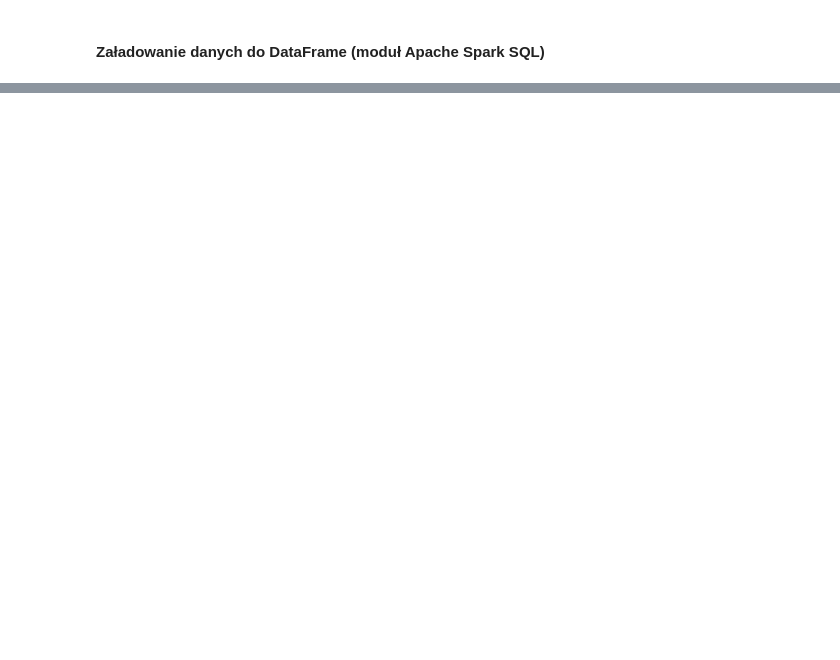
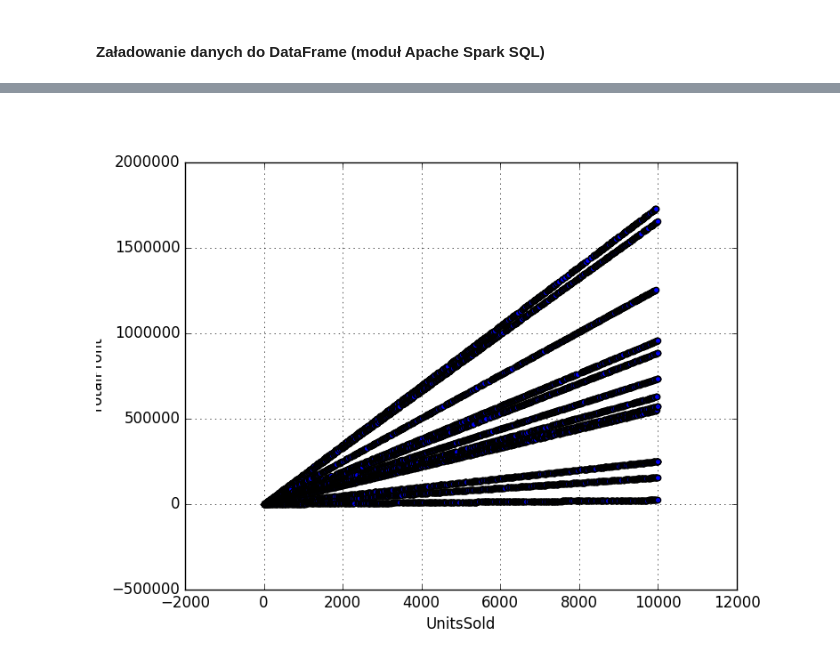
Before and after one commit to Seler09/PythonDataFrame, a Jupyter notebook: Projekt.ipynb, the cells around one changed output, grey strips where cells are left out. Saved outputs shown, nothing was run; the diff lists cells and outputs as text; code cells hidden in the pictures; blank space fills up the shorter version.

```diff
--- a/Projekt.ipynb
+++ b/Projekt.ipynb
@@ -145,0 +168,49 @@ _<p style="color: red">Opis uzyskanych wyników</p>_
+# %%
+import matplotlib.pyplot as plt
+from pyspark.ml.linalg import Vectors
+from pyspark.ml.regression import LinearRegression
+from pyspark.ml.tuning import ParamGridBuilder
+from pyspark.ml.tuning import CrossValidator
+from pyspark.ml.evaluation import RegressionEvaluator
+
+df = data_df
+
+# def change_date_to_int(date):
+#   dates = date.split('/')
+#   sum = 0
+#   for d in dates:
+#     sum+=int(d)
+#   return sum
+
+name_1 = 'UnitsSold'
+list_2 = df.select(name_1).collect()
+name_list_1 = [float(row[name_1]) for row in list_2]
+# print(name_list_1)
+
+name_2 = 'TotalProfit'
+list_2 = df.select(name_2).collect()
+name_list_2 = [float(row[name_2]) for row in list_2]
+# print(name_list_2)
+
+dict1 = {}
+for val_1, val_2 in zip(name_list_1, name_list_2):
+  dict1[val_1] = val_2
+  #   val_1 = int(val_1)
+#   val_2 = int(val_2)
+#   if not dict1.get(val_1):
+#     dict1[val_1] = val_2
+#   else:
+#     dict1[val_1] = dict1[val_1]+val_2
+
+name_list_1 = list(dict1.keys())
+name_list_2 = list(dict1.values())
+
+# Wykres #
+fig, ax = plt.subplots()
+ax.scatter(name_list_1, name_list_2, c='b')
+ax.set_xlabel(name_1)
+ax.set_ylabel(name_2)
+ax.grid(True)
+display(fig)
+# %% [output]
+[figure, added]
```
Also changed, not shown: parts of 25 cells of this notebook.
